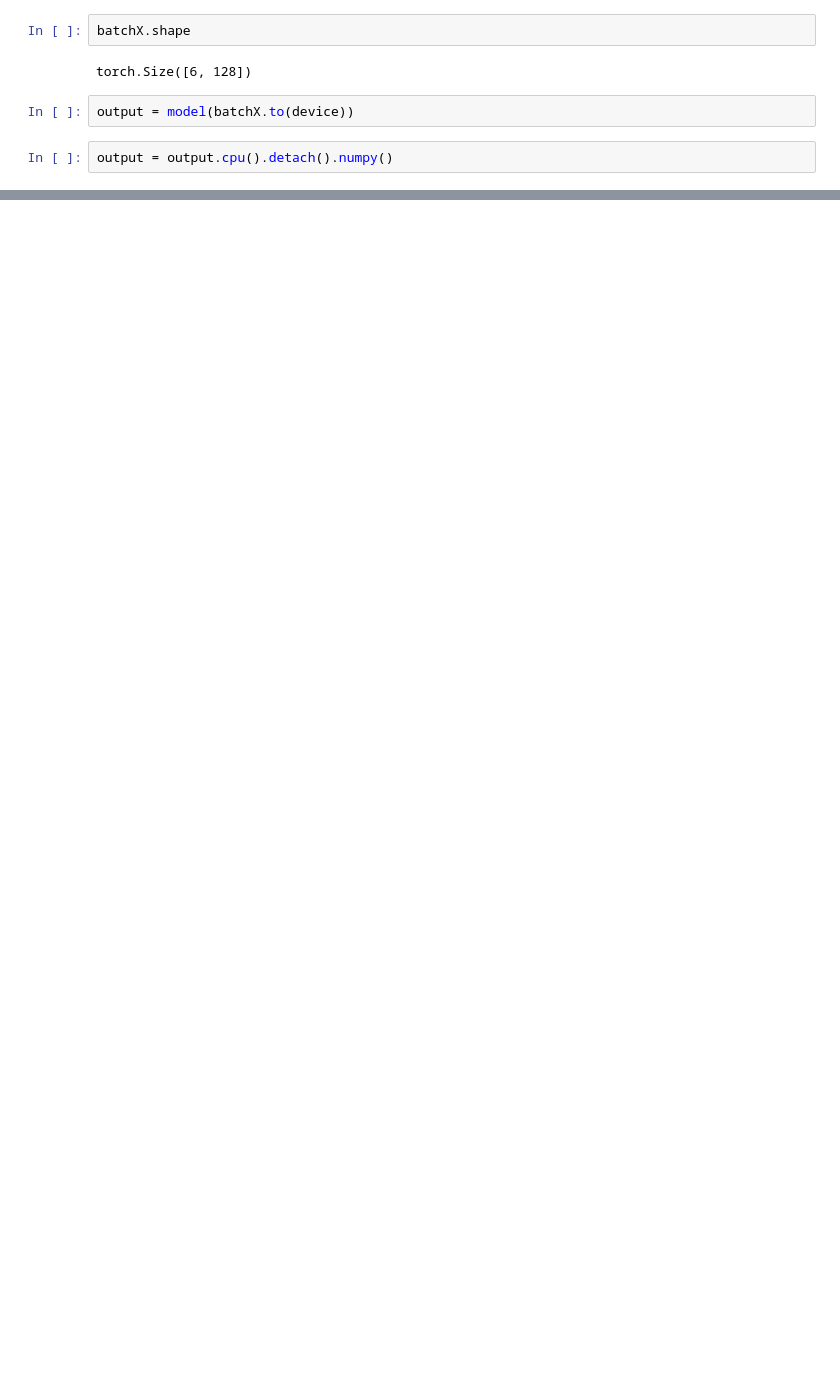
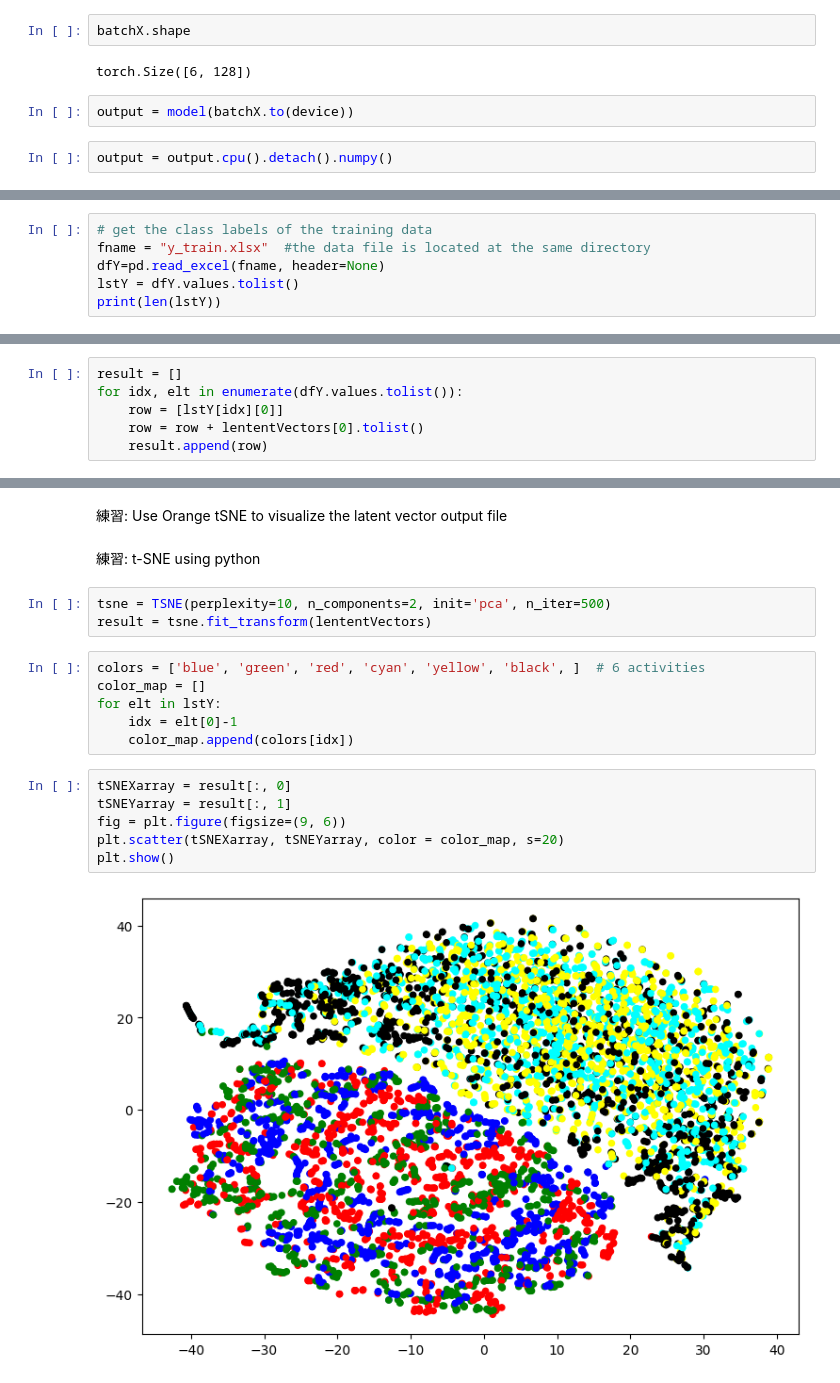
Before and after one commit to TienLungSun/PyTorch-deep-learning, a Jupyter notebook: 9.1. MLP AE.ipynb, the cells around one changed output, grey strips where cells are left out. Saved outputs shown, nothing was run; the diff lists cells and outputs as text; blank space fills up the shorter version.

```diff
--- a/9.1. MLP AE.ipynb
+++ b/9.1. MLP AE.ipynb
@@ -176,0 +200,6 @@ plt.show()
+# %%
+# get the class labels of the training data
+fname = "y_train.xlsx"  #the data file is located at the same directory
+dfY=pd.read_excel(fname, header=None)
+lstY = dfY.values.tolist()
+print(len(lstY))
@@ -176,0 +223,6 @@ plt.show()
+# %%
+result = []
+for idx, elt in enumerate(dfY.values.tolist()):
+    row = [lstY[idx][0]]
+    row = row + lententVectors[0].tolist()
+    result.append(row)
@@ -176,0 +234,21 @@ plt.show()
+# %% [markdown]
+練習: Use Orange tSNE to visualize the latent vector output file
+# %% [markdown]
+練習: t-SNE using python
+# %%
+tsne = TSNE(perplexity=10, n_components=2, init='pca', n_iter=500)
+result = tsne.fit_transform(lententVectors)
+# %%
+colors = ['blue', 'green', 'red', 'cyan', 'yellow', 'black', ]  # 6 activities
+color_map = []
+for elt in lstY:
+    idx = elt[0]-1
+    color_map.append(colors[idx])
+# %%
+tSNEXarray = result[:, 0]
+tSNEYarray = result[:, 1]
+fig = plt.figure(figsize=(9, 6))
+plt.scatter(tSNEXarray, tSNEYarray, color = color_map, s=20)
+plt.show()
+# %% [output]
+[figure, added]
```
Also changed, not shown: parts of 38 cells of this notebook, 1 other file.
